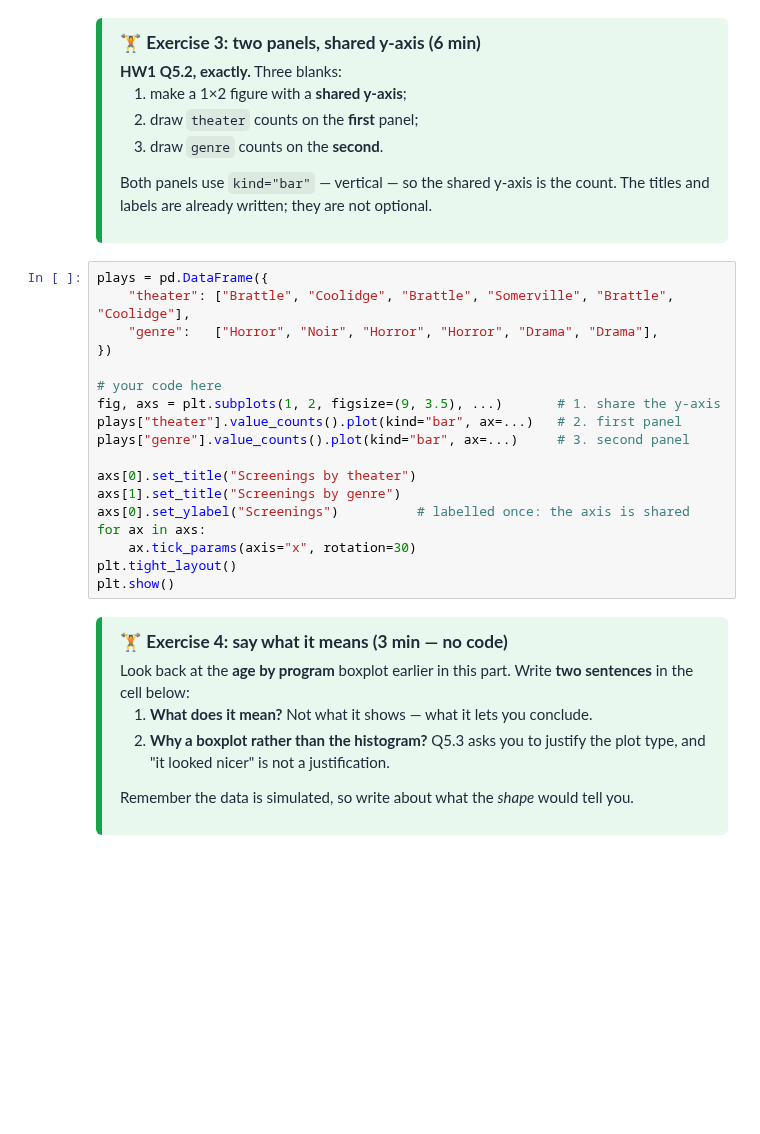
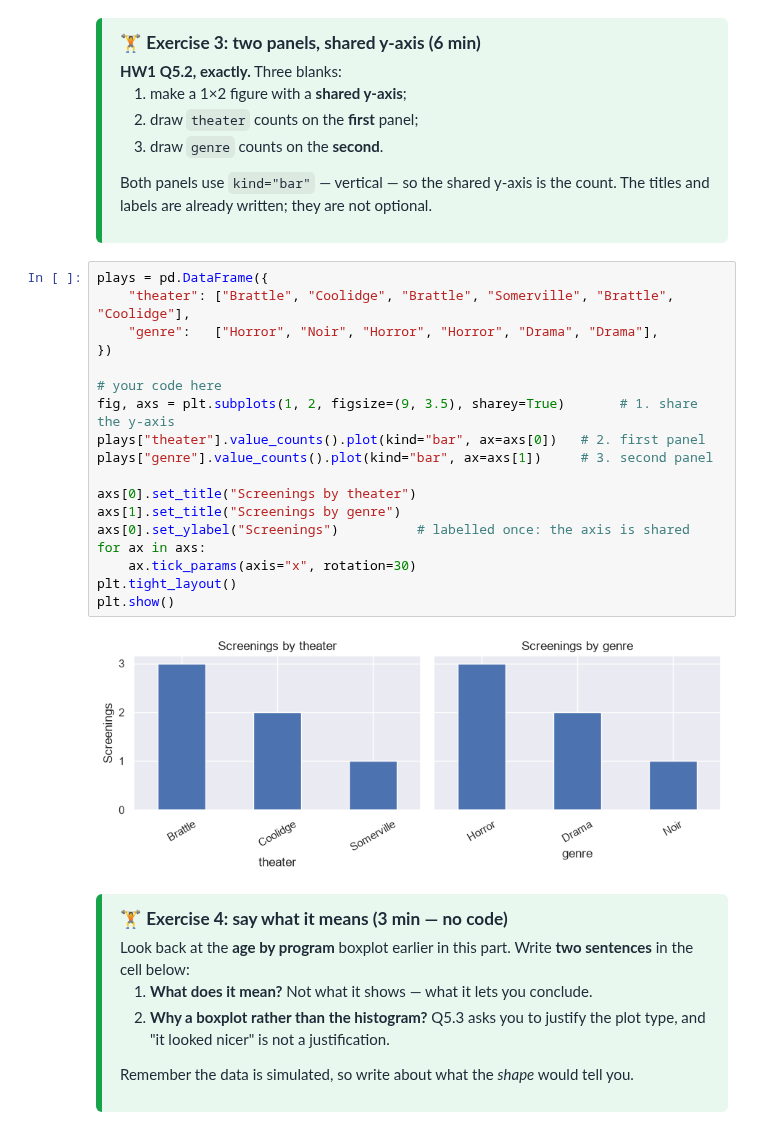
Before and after one commit to qqgjyx/AC-209A, a Jupyter notebook: sections/sec02/cs1090a_sec02_student.ipynb, the cells around one changed output. Saved outputs shown, nothing was run; the diff lists cells and outputs as text; blank space fills up the shorter version.

```diff
--- a/sections/sec02/cs1090a_sec02_student.ipynb
+++ b/sections/sec02/cs1090a_sec02_student.ipynb
@@ -566,21 +752,23 @@ The titles and labels are already written; they are not optional.
 # %%
 plays = pd.DataFrame({
     "theater": ["Brattle", "Coolidge", "Brattle", "Somerville", "Brattle", "Coolidge"],
     "genre":   ["Horror", "Noir", "Horror", "Horror", "Drama", "Drama"],
 })
 
 # your code here
-fig, axs = plt.subplots(1, 2, figsize=(9, 3.5), ...)       # 1. share the y-axis
-plays["theater"].value_counts().plot(kind="bar", ax=...)   # 2. first panel
-plays["genre"].value_counts().plot(kind="bar", ax=...)     # 3. second panel
+fig, axs = plt.subplots(1, 2, figsize=(9, 3.5), sharey=True)       # 1. share the y-axis
+plays["theater"].value_counts().plot(kind="bar", ax=axs[0])   # 2. first panel
+plays["genre"].value_counts().plot(kind="bar", ax=axs[1])     # 3. second panel
 
 axs[0].set_title("Screenings by theater")
 axs[1].set_title("Screenings by genre")
 axs[0].set_ylabel("Screenings")          # labelled once: the axis is shared
 for ax in axs:
     ax.tick_params(axis="x", rotation=30)
 plt.tight_layout()
 plt.show()
+# %% [output]
+[figure, added]
 # %% [markdown]
 <div style="background:#E9F8EE; border-left:6px solid #16A34A; padding:14px 18px; margin:16px 0; border-radius:6px; color:#1F2937;">
 <div style="font-size:1.15em; font-weight:700; margin-bottom:6px;">🏋️ Exercise 4: say what it means (3 min — no code)</div>
```
Also changed, not shown: parts of 36 cells of this notebook.
